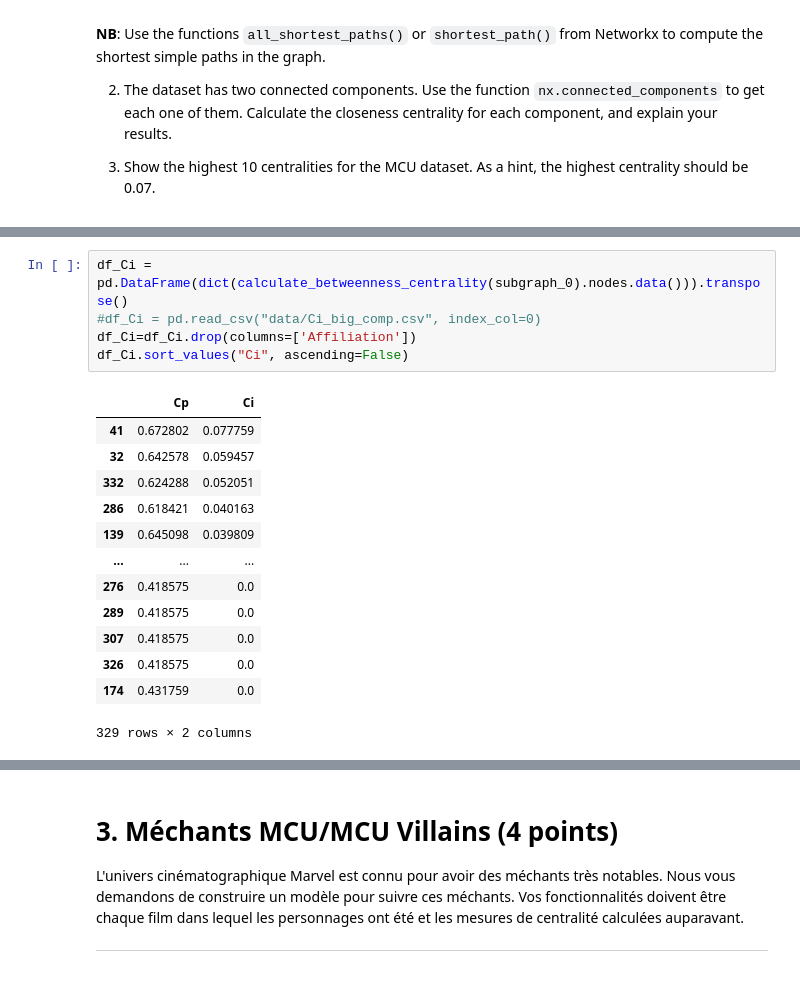
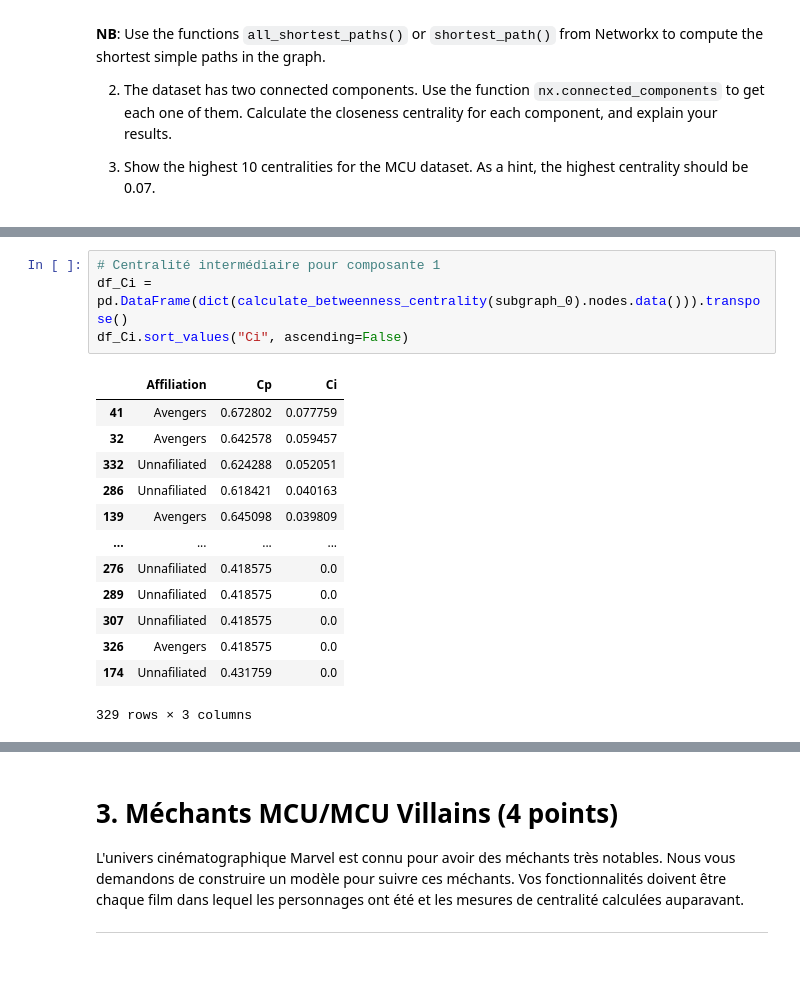
Before and after one commit to marcomudenge/Data_Mining_Social_Network_Lab, a Jupyter notebook: Data_Mining_Marvel_Network_Mudenge_Souttre.ipynb, the cells around one changed output, grey strips where cells are left out. Drawn from its saved outputs; the diff is of its cells as text.

```diff
--- a/Data_Mining_Marvel_Network_Mudenge_Souttre.ipynb
+++ b/Data_Mining_Marvel_Network_Mudenge_Souttre.ipynb
@@ -872,20 +842,19 @@ l, s, t
 # %%
+# Centralité intermédiaire pour composante 1
 df_Ci = pd.DataFrame(dict(calculate_betweenness_centrality(subgraph_0).nodes.data())).transpose()
-#df_Ci = pd.read_csv("data/Ci_big_comp.csv", index_col=0)
-df_Ci=df_Ci.drop(columns=['Affiliation'])
 df_Ci.sort_values("Ci", ascending=False)
 # %% [output]
-|  | Cp | Ci |
-| 41 | 0.672802 | 0.077759 |
-| 32 | 0.642578 | 0.059457 |
-| 332 | 0.624288 | 0.052051 |
-| 286 | 0.618421 | 0.040163 |
-| 139 | 0.645098 | 0.039809 |
-| ... | ... | ... |
-| 276 | 0.418575 | 0.0 |
-| 289 | 0.418575 | 0.0 |
-| 307 | 0.418575 | 0.0 |
-| 326 | 0.418575 | 0.0 |
-| 174 | 0.431759 | 0.0 |
+|  | Affiliation | Cp | Ci |
+| 41 | Avengers | 0.672802 | 0.077759 |
+| 32 | Avengers | 0.642578 | 0.059457 |
+| 332 | Unnafiliated | 0.624288 | 0.052051 |
+| 286 | Unnafiliated | 0.618421 | 0.040163 |
+| 139 | Avengers | 0.645098 | 0.039809 |
+| ... | ... | ... | ... |
+| 276 | Unnafiliated | 0.418575 | 0.0 |
+| 289 | Unnafiliated | 0.418575 | 0.0 |
+| 307 | Unnafiliated | 0.418575 | 0.0 |
+| 326 | Avengers | 0.418575 | 0.0 |
+| 174 | Unnafiliated | 0.431759 | 0.0 |
-329 rows × 2 columns
+329 rows × 3 columns
 # %%
```
Also changed, not shown: parts of 21 cells of this notebook, 2 other files.
